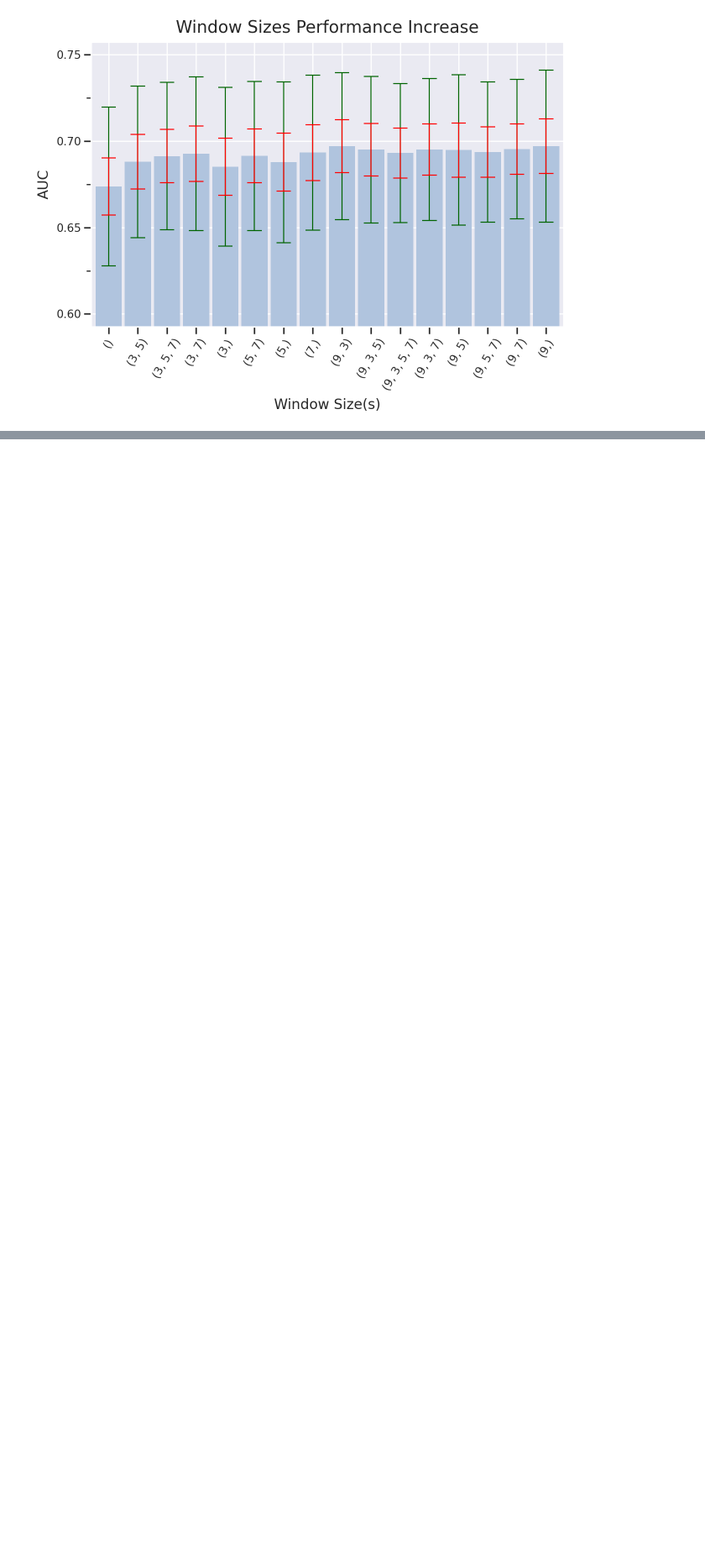
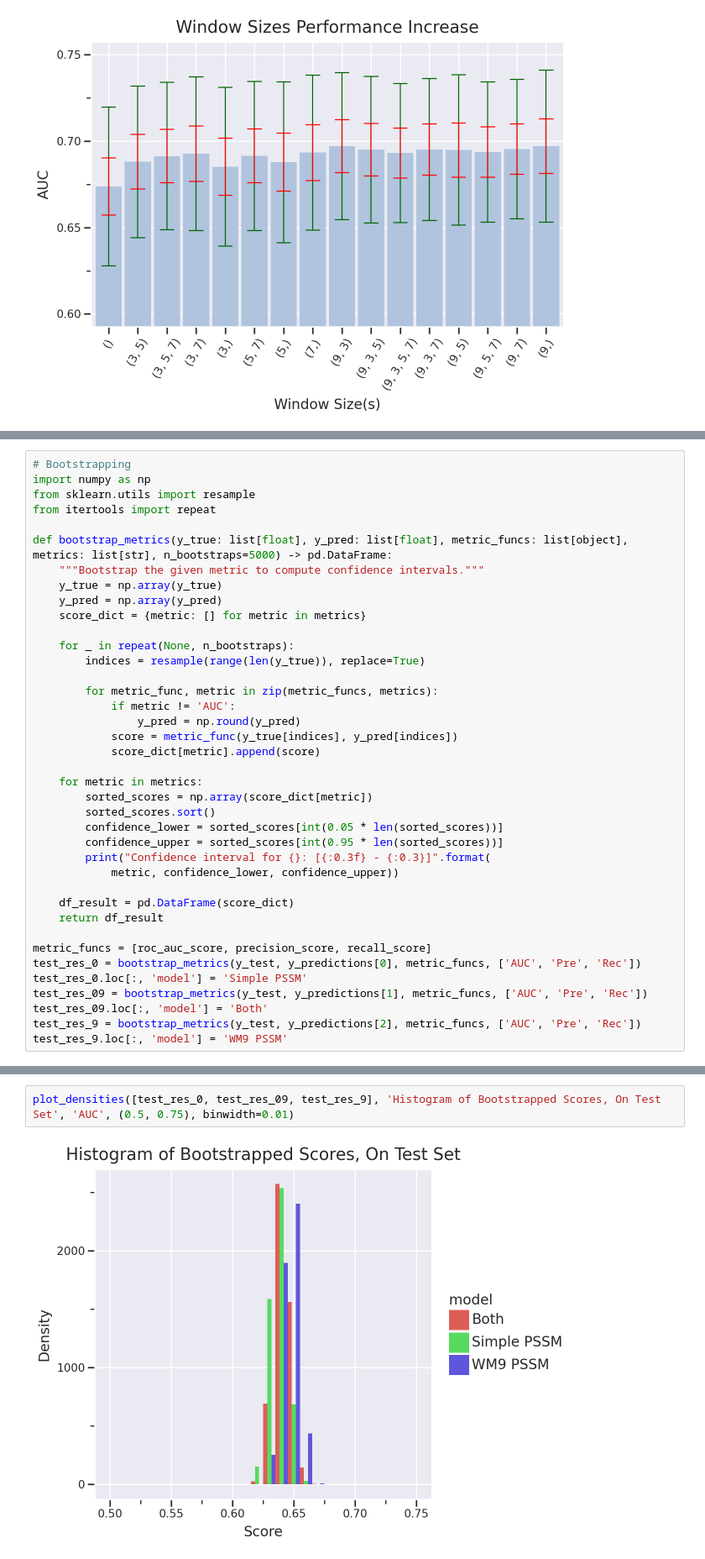
Before and after one commit to LuminousCodeGH/scientific-machine-learning-project, a Jupyter notebook: random_forest_window_experiment.ipynb, the cells around one changed output, grey strips where cells are left out. Shown at 84% size. Saved outputs shown, nothing was run; the diff lists cells and outputs as text; blank space fills up the shorter version.

```diff
--- a/random_forest_window_experiment.ipynb
+++ b/random_forest_window_experiment.ipynb
@@ -406,0 +438,39 @@ plot_performance([results_0, results_9], ['Control', 'Control + Window 9'], ['au
+# %%
+# Bootstrapping
+import numpy as np
+from sklearn.utils import resample
+from itertools import repeat
+
+def bootstrap_metrics(y_true: list[float], y_pred: list[float], metric_funcs: list[object], metrics: list[str], n_bootstraps=5000) -> pd.DataFrame:
+	"""Bootstrap the given metric to compute confidence intervals."""
+	y_true = np.array(y_true)
+	y_pred = np.array(y_pred)
+	score_dict = {metric: [] for metric in metrics}
+
+	for _ in repeat(None, n_bootstraps):
+		indices = resample(range(len(y_true)), replace=True)
+
+		for metric_func, metric in zip(metric_funcs, metrics):
+			if metric != 'AUC':
+				y_pred = np.round(y_pred)
+			score = metric_func(y_true[indices], y_pred[indices])
+			score_dict[metric].append(score)
+
+	for metric in metrics:
+		sorted_scores = np.array(score_dict[metric])
+		sorted_scores.sort()
+		confidence_lower = sorted_scores[int(0.05 * len(sorted_scores))]
+		confidence_upper = sorted_scores[int(0.95 * len(sorted_scores))]
+		print("Confidence interval for {}: [{:0.3f} - {:0.3}]".format(
+			metric, confidence_lower, confidence_upper))
+
+	df_result = pd.DataFrame(score_dict)
+	return df_result
+
+metric_funcs = [roc_auc_score, precision_score, recall_score]
+test_res_0 = bootstrap_metrics(y_test, y_predictions[0], metric_funcs, ['AUC', 'Pre', 'Rec'])
+test_res_0.loc[:, 'model'] = 'Simple PSSM'
+test_res_09 = bootstrap_metrics(y_test, y_predictions[1], metric_funcs, ['AUC', 'Pre', 'Rec'])
+test_res_09.loc[:, 'model'] = 'Both'
+test_res_9 = bootstrap_metrics(y_test, y_predictions[2], metric_funcs, ['AUC', 'Pre', 'Rec'])
+test_res_9.loc[:, 'model'] = 'WM9 PSSM'
@@ -406,0 +487,4 @@ plot_performance([results_0, results_9], ['Control', 'Control + Window 9'], ['au
+# %%
+plot_densities([test_res_0, test_res_09, test_res_9], 'Histogram of Bootstrapped Scores, On Test Set', 'AUC', (0.5, 0.75), binwidth=0.01)
+# %% [output]
+[figure, added]
```
Also changed, not shown: parts of 9 cells of this notebook.
